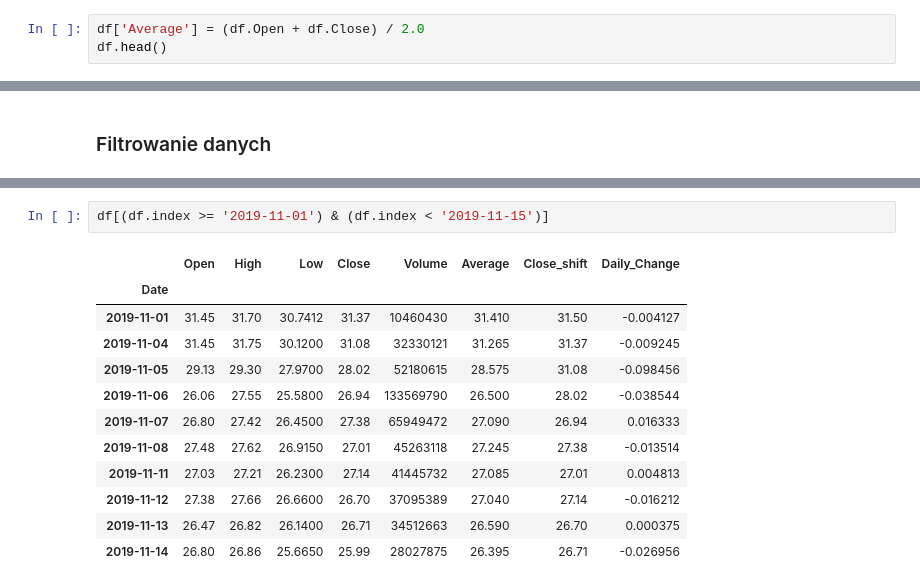
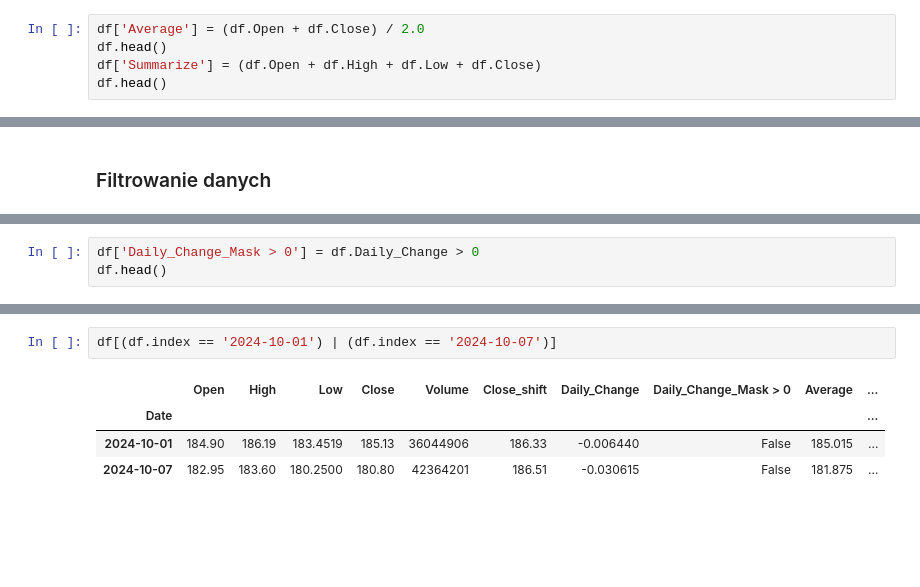
Before and after one commit to sebekpro/python-ds, a Jupyter notebook: 02_analiza_danych/02_dane_gieldowe.ipynb, the cells around one changed output, grey strips where cells are left out. Drawn from its saved outputs; the diff is of its cells as text; blank space fills up the shorter version.

```diff
--- a/02_analiza_danych/02_dane_gieldowe.ipynb
+++ b/02_analiza_danych/02_dane_gieldowe.ipynb
@@ -455,4 +462,6 @@ df.head(3)
 # %%
 df['Average'] = (df.Open + df.Close) / 2.0
 df.head()
+df['Summarize'] = (df.Open + df.High + df.Low + df.Close)
+df.head()
 # %% [output]
@@ -550,0 +560,3 @@ df
+# %%
+df['Daily_Change_Mask > 0'] = df.Daily_Change > 0
+df.head()
@@ -666,15 +688,7 @@ df[df.index > '2019-11-01']
 # %%
-df[(df.index >= '2019-11-01') & (df.index < '2019-11-15')]
+df[(df.index == '2024-10-01') | (df.index == '2024-10-07')]
 # %% [output]
-|  | Open | High | Low | Close | Volume | Average | Close_shift | Daily_Change |
-| Date |  |  |  |  |  |  |  |  |
-| 2019-11-01 | 31.45 | 31.70 | 30.7412 | 31.37 | 10460430 | 31.410 | 31.50 | -0.004127 |
-| 2019-11-04 | 31.45 | 31.75 | 30.1200 | 31.08 | 32330121 | 31.265 | 31.37 | -0.009245 |
-| 2019-11-05 | 29.13 | 29.30 | 27.9700 | 28.02 | 52180615 | 28.575 | 31.08 | -0.098456 |
-| 2019-11-06 | 26.06 | 27.55 | 25.5800 | 26.94 | 133569790 | 26.500 | 28.02 | -0.038544 |
-| 2019-11-07 | 26.80 | 27.42 | 26.4500 | 27.38 | 65949472 | 27.090 | 26.94 | 0.016333 |
-| 2019-11-08 | 27.48 | 27.62 | 26.9150 | 27.01 | 45263118 | 27.245 | 27.38 | -0.013514 |
-| 2019-11-11 | 27.03 | 27.21 | 26.2300 | 27.14 | 41445732 | 27.085 | 27.01 | 0.004813 |
-| 2019-11-12 | 27.38 | 27.66 | 26.6600 | 26.70 | 37095389 | 27.040 | 27.14 | -0.016212 |
-| 2019-11-13 | 26.47 | 26.82 | 26.1400 | 26.71 | 34512663 | 26.590 | 26.70 | 0.000375 |
-| 2019-11-14 | 26.80 | 26.86 | 25.6650 | 25.99 | 28027875 | 26.395 | 26.71 | -0.026956 |
+|  | Open | High | Low | Close | Volume | Close_shift | Daily_Change | Daily_Change_Mask > 0 | Average | ... |
+| Date |  |  |  |  |  |  |  |  |  | ... |
+| 2024-10-01 | 184.90 | 186.19 | 183.4519 | 185.13 | 36044906 | 186.33 | -0.006440 | False | 185.015 | ... |
+| 2024-10-07 | 182.95 | 183.60 | 180.2500 | 180.80 | 42364201 | 186.51 | -0.030615 | False | 181.875 | ... |
```
Also changed, not shown: parts of 56 cells of this notebook.
